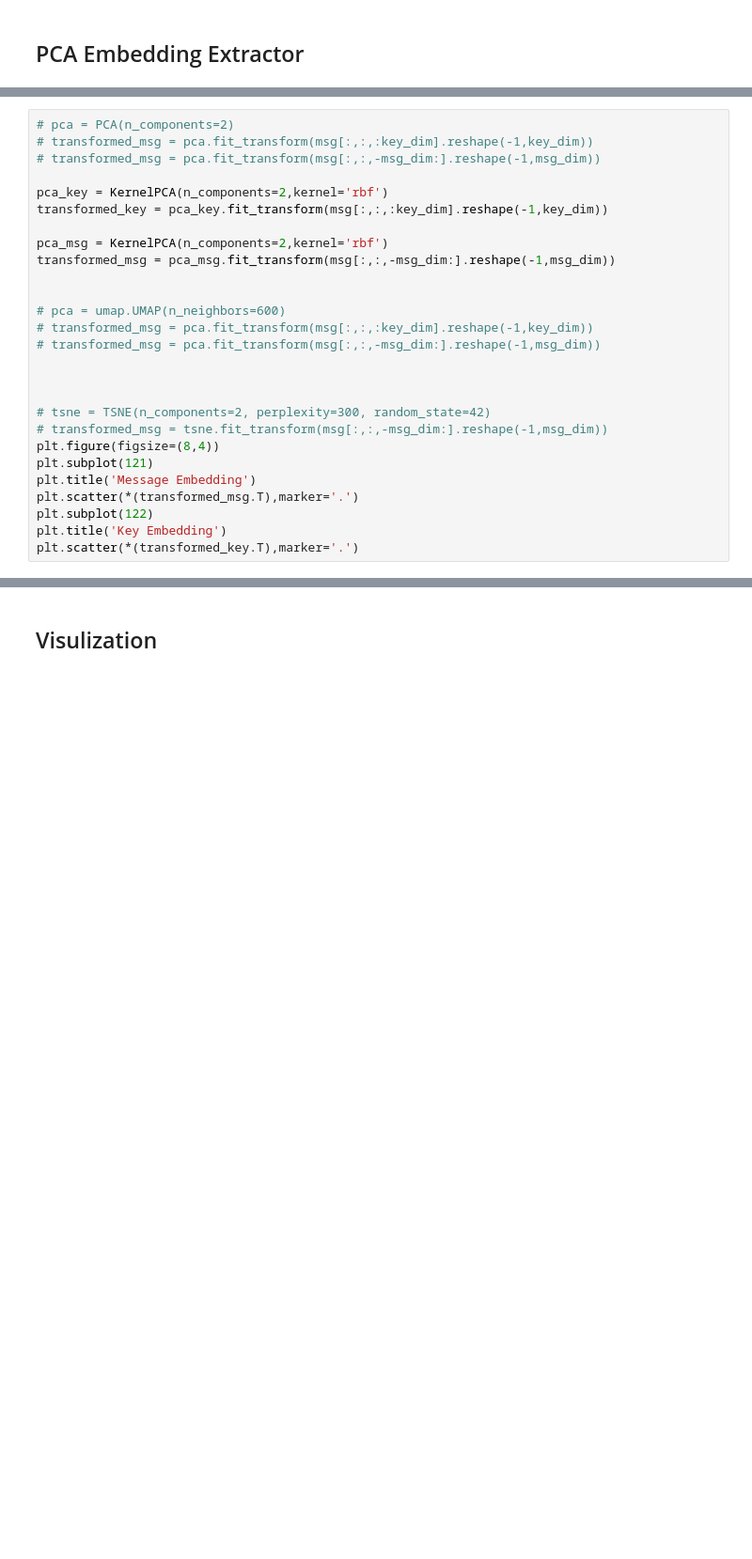
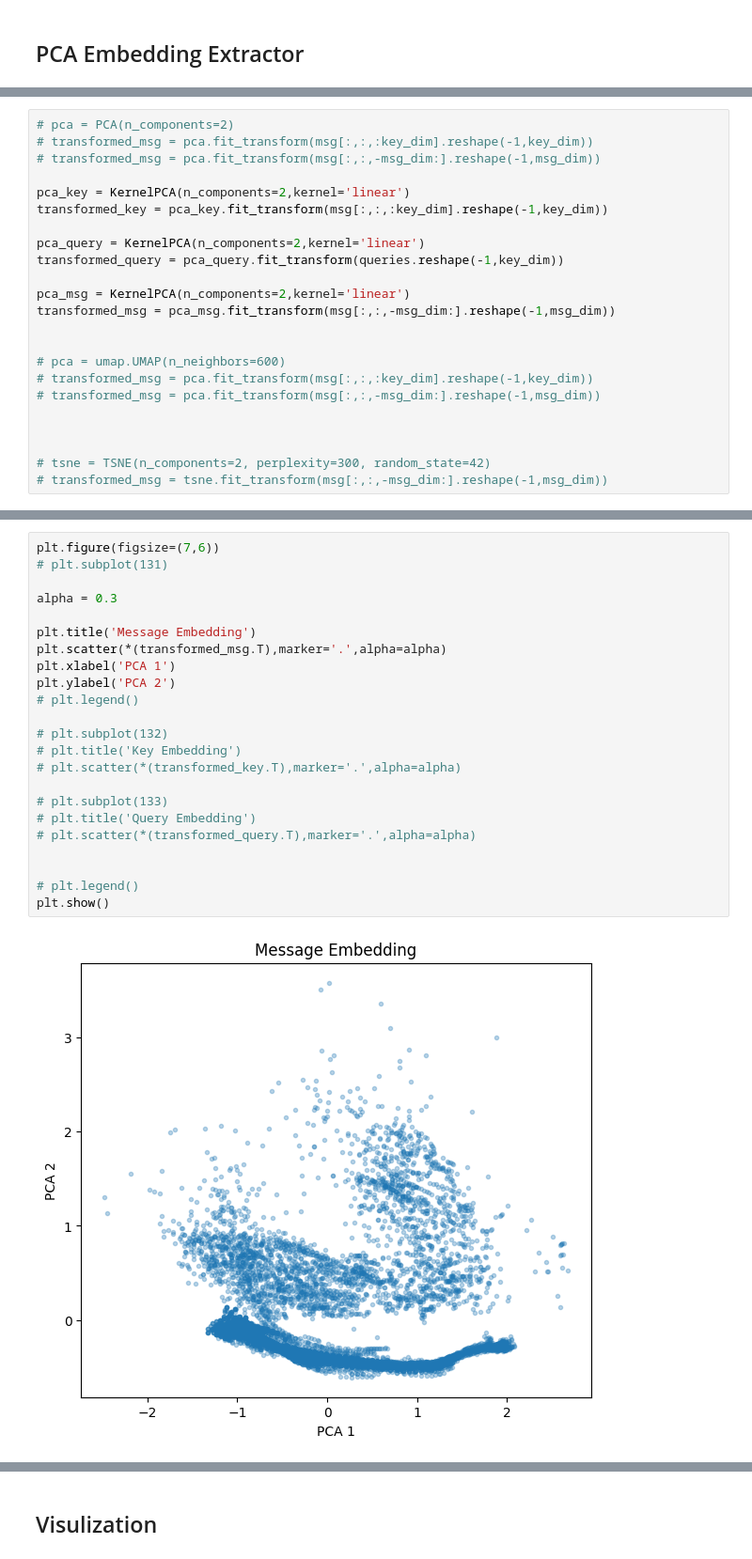
Before and after one commit to Sayantan0013/marl-indep-comm, a Jupyter notebook: param_share/analysis/Analysis.ipynb, the cells around one changed output, grey strips where cells are left out. Shown at 94% size. Drawn from its saved outputs; the diff is of its cells as text; blank space fills up the shorter version.

```diff
--- a/param_share/analysis/Analysis.ipynb
+++ b/param_share/analysis/Analysis.ipynb
@@ -57,10 +78,13 @@ key_dim = 4
 # transformed_msg = pca.fit_transform(msg[:,:,:key_dim].reshape(-1,key_dim))
 # transformed_msg = pca.fit_transform(msg[:,:,-msg_dim:].reshape(-1,msg_dim))
 
-pca_key = KernelPCA(n_components=2,kernel='rbf')
+pca_key = KernelPCA(n_components=2,kernel='linear')
 transformed_key = pca_key.fit_transform(msg[:,:,:key_dim].reshape(-1,key_dim))
 
-pca_msg = KernelPCA(n_components=2,kernel='rbf')
+pca_query = KernelPCA(n_components=2,kernel='linear')
+transformed_query = pca_query.fit_transform(queries.reshape(-1,key_dim))
+
+pca_msg = KernelPCA(n_components=2,kernel='linear')
 transformed_msg = pca_msg.fit_transform(msg[:,:,-msg_dim:].reshape(-1,msg_dim))
 
 
@@ -72,10 +96,3 @@ transformed_msg = pca_msg.fit_transform(msg[:,:,-msg_dim:].reshape(-1,msg_dim))
 
 # tsne = TSNE(n_components=2, perplexity=300, random_state=42)
 # transformed_msg = tsne.fit_transform(msg[:,:,-msg_dim:].reshape(-1,msg_dim))
-plt.figure(figsize=(8,4))
-plt.subplot(121)
-plt.title('Message Embedding')
-plt.scatter(*(transformed_msg.T),marker='.')
-plt.subplot(122)
-plt.title('Key Embedding')
-plt.scatter(*(transformed_key.T),marker='.')
@@ -84,0 +99,25 @@ plt.scatter(*(transformed_key.T),marker='.')
+# %%
+plt.figure(figsize=(7,6))
+# plt.subplot(131)
+
+alpha = 0.3
+
+plt.title('Message Embedding')
+plt.scatter(*(transformed_msg.T),marker='.',alpha=alpha)
+plt.xlabel('PCA 1')
+plt.ylabel('PCA 2')
+# plt.legend()
+
+# plt.subplot(132)
+# plt.title('Key Embedding')
+# plt.scatter(*(transformed_key.T),marker='.',alpha=alpha)
+
+# plt.subplot(133)
+# plt.title('Query Embedding')
+# plt.scatter(*(transformed_query.T),marker='.',alpha=alpha)
+
+
+# plt.legend()
+plt.show()
+# %% [output]
+[figure, added]
```
Also changed, not shown: parts of 19 cells of this notebook, 3 other files.
